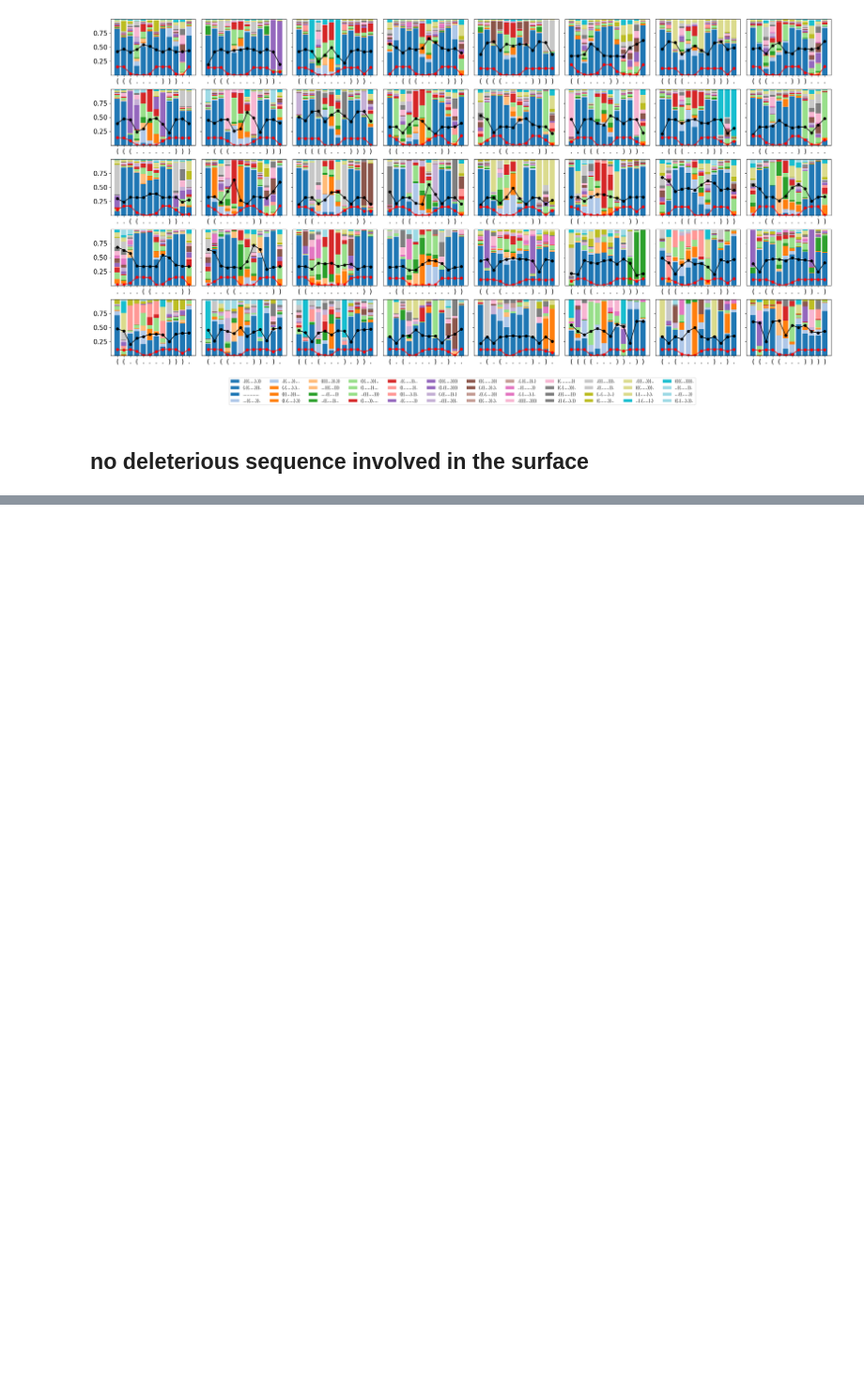
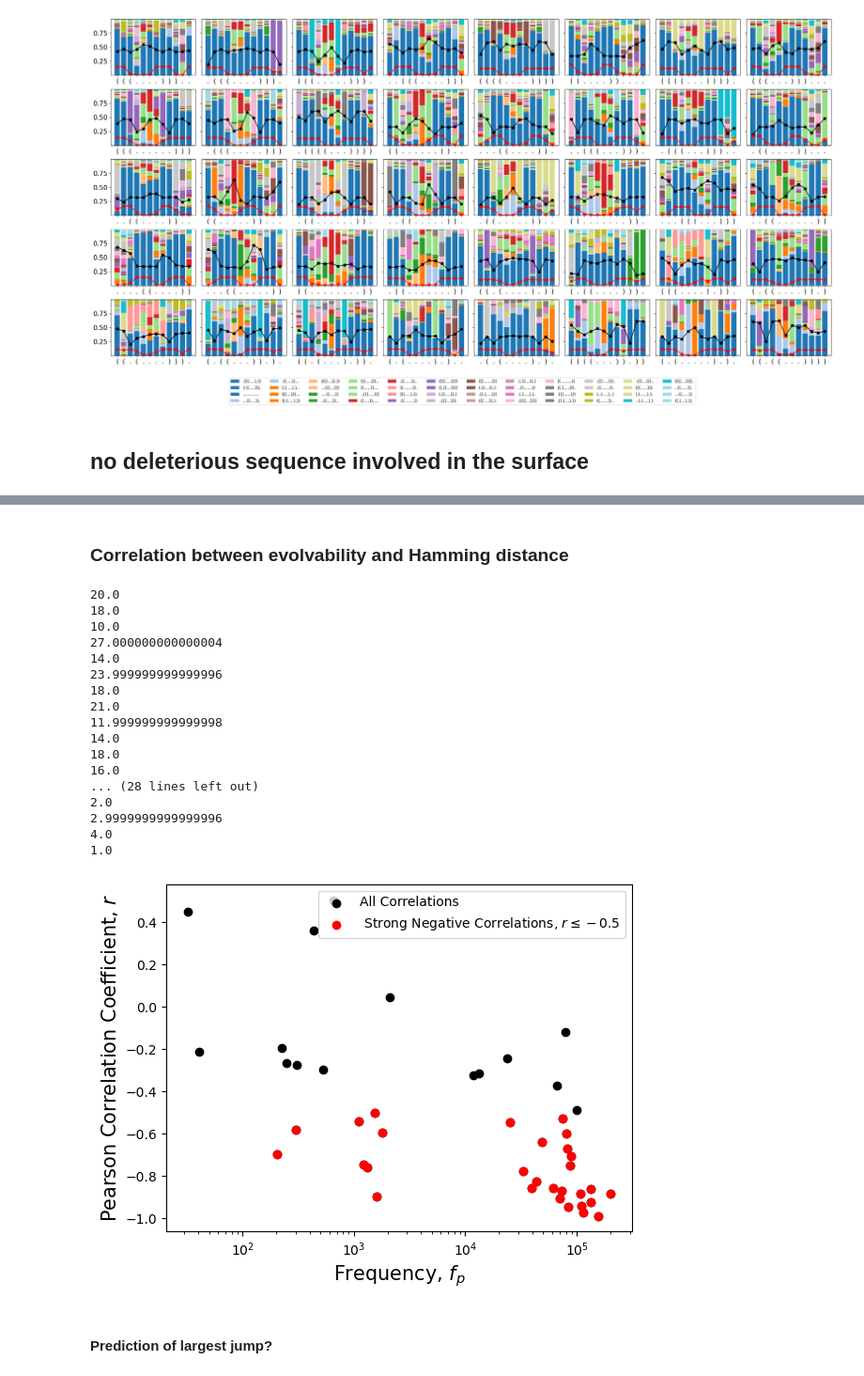
Before and after one commit to paulagrcg/phenodistance, a Jupyter notebook: plots/plotsnotebook.ipynb, the cells around one changed output, grey strips where cells are left out. Shown at 94% size. Drawn from its saved outputs; the diff is of its cells as text; code cells hidden in the pictures; blank space fills up the shorter version.

```diff
--- a/plots/plotsnotebook.ipynb
+++ b/plots/plotsnotebook.ipynb
@@ -536,0 +553,72 @@ plt.show()
+# %% [markdown]
+### Correlation between evolvability and Hamming distance
+# %%
+import numpy as np
+import matplotlib.pyplot as plt
+freq = []
+corr = []
+corrneg = []
+freqneg = []
+phenosneg = []
+dataevolvability = [0]*L
+dataevolvweight = [0]*L
+sitesminev = defaultdict(int)
+for key in list(sort_neutralsets.keys()):
+        sorted_hamming_local_site_nodel = dict(sorted(hamming_local_site_nodel[key].items(), key=lambda item: int(item[0])))
+        if (len(sorted_hamming_local_site_nodel)) !=12: continue
+        freq.append(sort_neutralsets[key])
+        siteshamming = []
+        dataevolvability = []
+        dataevolvabilitytot = []
+        #dataevolvweight = [0]*L
+        sitesum = 0
+
+        for site, avgs in sorted_hamming_local_site_nodel.items():
+            dictsymbols = Counter(list(key)) #count the number of symbols at each site
+            if sitesum >= dictsymbols['(']:
+                siteshamming.append(avgs / edgeD_nodel[key][site])
+                dataevolvability.append(phenos_site_evol[key][site]/(len(sort_neutralsets)-1)) #fractional evolvability
+            dataevolvabilitytot.append(phenos_site_evol[key][site]/(len(sort_neutralsets)-1)) #fractional evolvability
+            if key[site] == '.': sitesum +=0
+            elif key[site] == '(': sitesum +=1
+            elif key[site] == ')': sitesum +=-1
+
+
+            #dataevolvweight[site] = phenos_site_evol_weight[key][site]#fractional weighted evolvability
+        corr.append(np.corrcoef(siteshamming, dataevolvability)[0,1])
+        indexmin = np.argmin(dataevolvabilitytot)
+        sitesminev[key] = indexmin
+        print(np.array(dataevolvabilitytot[indexmin])*(len(sort_neutralsets)-1))
+for c in corr:
+      if c <= -0.5:
+            corrneg.append(c)
+            freqneg.append(freq[corr.index(c)])
+            phenosneg.append(list(sort_neutralsets.keys())[corr.index(c)])
+plt.scatter(freq, corr, color='black', label='All Correlations')
+plt.scatter(freqneg, corrneg, color='red', label=r' Strong Negative Correlations, $r \leq-0.5$')
+plt.xscale('log')
+plt.xlabel('Frequency, $f_p$', fontsize=15)
+plt.ylabel('Pearson Correlation Coefficient, $r$', fontsize=15)
+plt.legend()
+plt.show()
+# %% [output]
+20.0
+18.0
+10.0
+27.000000000000004
+14.0
+23.999999999999996
+18.0
+21.0
+11.999999999999998
+14.0
+18.0
+16.0
+... (28 lines left out)
+2.0
+2.9999999999999996
+4.0
+1.0
+[figure, added]
+# %% [markdown]
+#### Prediction of largest jump?
```
Also changed, not shown: parts of 2 cells of this notebook, 2 other files.
